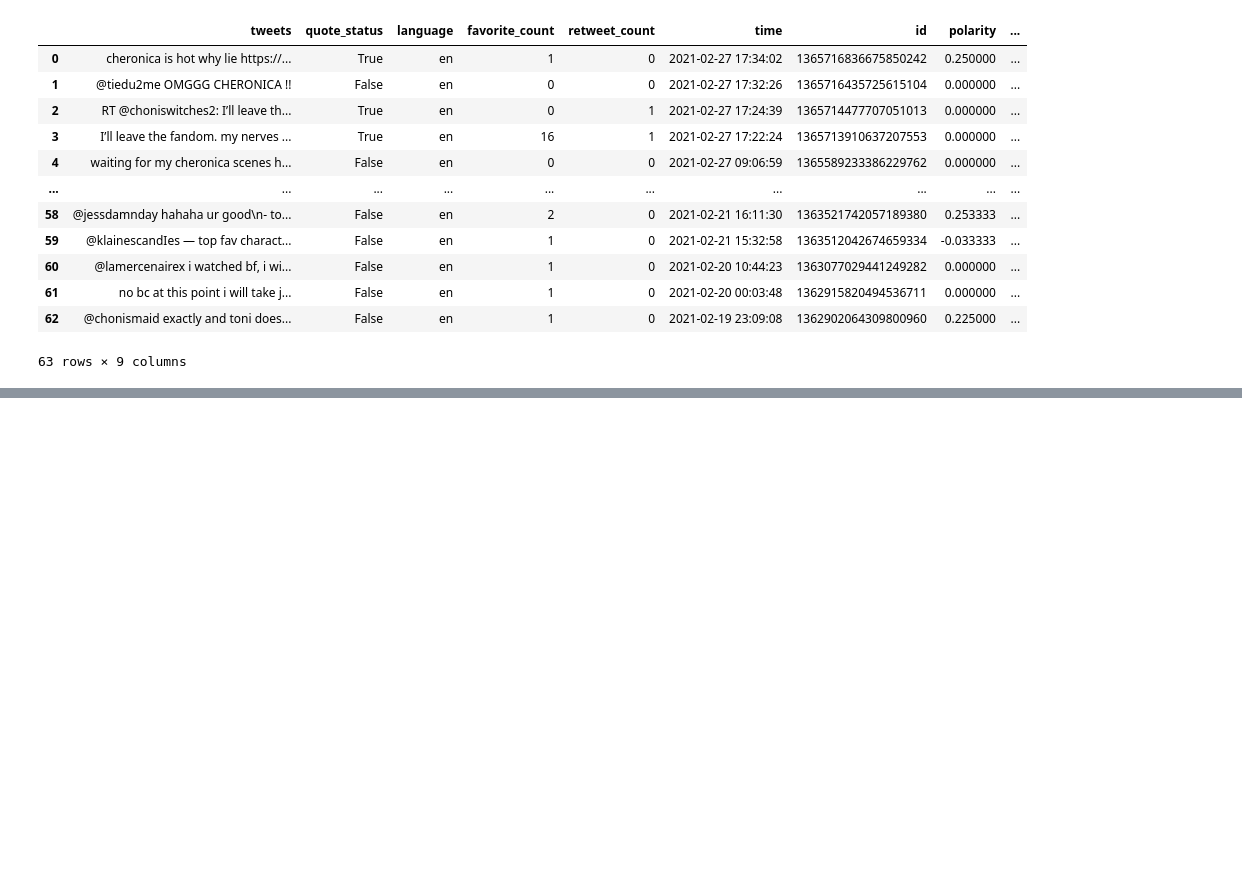
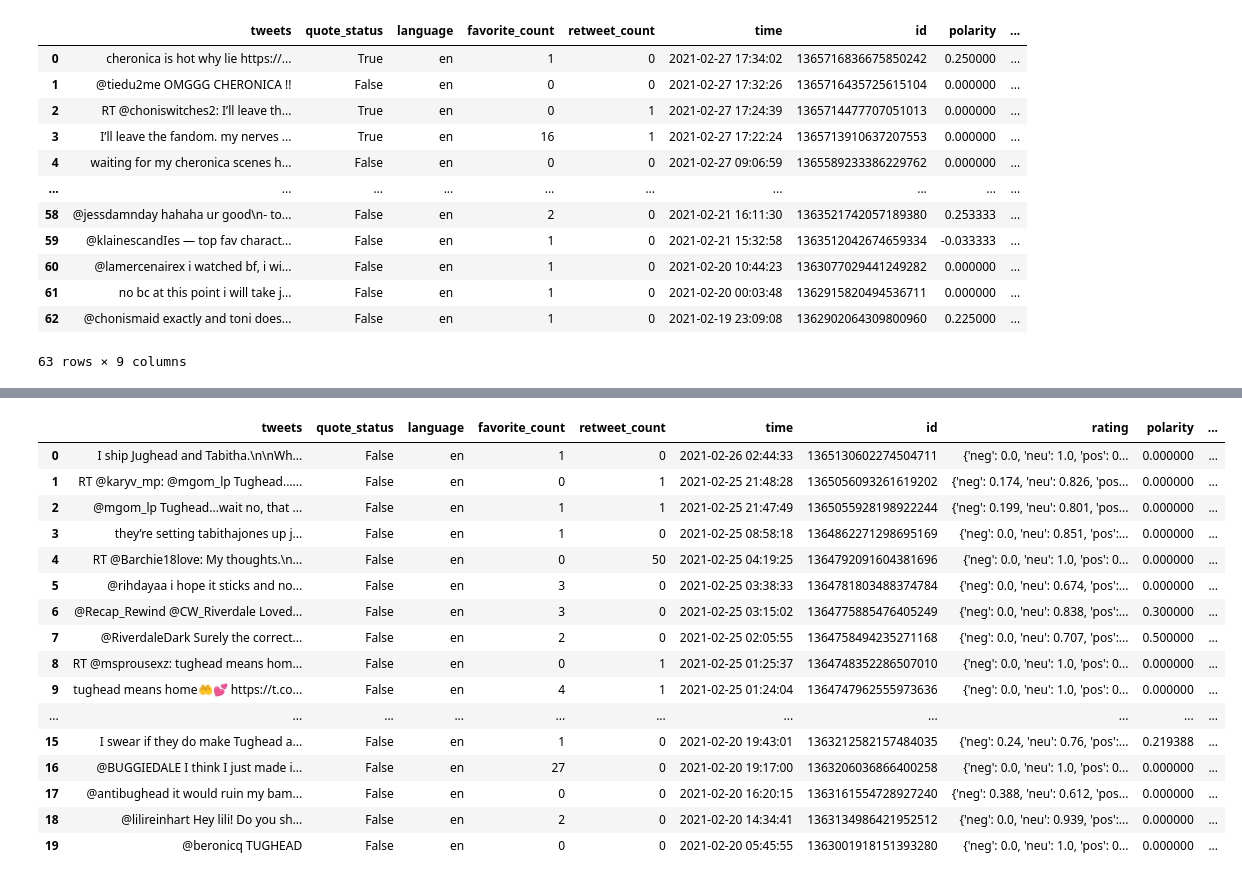
Before and after one commit to samanthasains/RDShipWars, a Jupyter notebook: textblob.ipynb, the cells around one changed output, grey strips where cells are left out. Cells and saved outputs as stored; diff of their text form; code cells hidden in the pictures; blank space fills up the shorter version.

```diff
--- a/textblob.ipynb
+++ b/textblob.ipynb
@@ -52,0 +184,24 @@ df
+# %%
+tugheadBlob = pd.read_csv('/Users/christinemagnotta/RDShipWars/tughead2.csv')
+# %%
+tugheadBlob[['polarity', 'subjectivity']] = tugheadBlob['tweets'].apply(lambda Text: pd.Series(TextBlob(Text).sentiment))
+# %%
+tugheadBlob
+# %% [output]
+|  | tweets | quote_status | language | favorite_count | retweet_count | time | id | rating | polarity | ... |
+| 0 | I ship Jughead and Tabitha.\n\nWh... | False | en | 1 | 0 | 2021-02-26 02:44:33 | 1365130602274504711 | {'neg': 0.0, 'neu': 1.0, 'pos': 0... | 0.000000 | ... |
+| 1 | RT @karyv_mp: @mgom_lp Tughead...... | False | en | 0 | 1 | 2021-02-25 21:48:28 | 1365056093261619202 | {'neg': 0.174, 'neu': 0.826, 'pos... | 0.000000 | ... |
+| 2 | @mgom_lp Tughead...wait no, that ... | False | en | 1 | 1 | 2021-02-25 21:47:49 | 1365055928198922244 | {'neg': 0.199, 'neu': 0.801, 'pos... | 0.000000 | ... |
+| 3 | they’re setting tabithajones up j... | False | en | 1 | 0 | 2021-02-25 08:58:18 | 1364862271298695169 | {'neg': 0.0, 'neu': 0.851, 'pos':... | 0.000000 | ... |
+| 4 | RT @Barchie18love: My thoughts.\n... | False | en | 0 | 50 | 2021-02-25 04:19:25 | 1364792091604381696 | {'neg': 0.0, 'neu': 1.0, 'pos': 0... | 0.000000 | ... |
+| 5 | @rihdayaa i hope it sticks and no... | False | en | 3 | 0 | 2021-02-25 03:38:33 | 1364781803488374784 | {'neg': 0.0, 'neu': 0.674, 'pos':... | 0.000000 | ... |
+| 6 | @Recap_Rewind @CW_Riverdale Loved... | False | en | 3 | 0 | 2021-02-25 03:15:02 | 1364775885476405249 | {'neg': 0.0, 'neu': 0.838, 'pos':... | 0.300000 | ... |
+| 7 | @RiverdaleDark Surely the correct... | False | en | 2 | 0 | 2021-02-25 02:05:55 | 1364758494235271168 | {'neg': 0.0, 'neu': 0.707, 'pos':... | 0.500000 | ... |
+| 8 | RT @msprousexz: tughead means hom... | False | en | 0 | 1 | 2021-02-25 01:25:37 | 1364748352286507010 | {'neg': 0.0, 'neu': 1.0, 'pos': 0... | 0.000000 | ... |
+| 9 | tughead means home🤲💕 https://t.co... | False | en | 4 | 1 | 2021-02-25 01:24:04 | 1364747962555973636 | {'neg': 0.0, 'neu': 1.0, 'pos': 0... | 0.000000 | ... |
+| ... | ... | ... | ... | ... | ... | ... | ... | ... | ... | ... |
+| 15 | I swear if they do make Tughead a... | False | en | 1 | 0 | 2021-02-20 19:43:01 | 1363212582157484035 | {'neg': 0.24, 'neu': 0.76, 'pos':... | 0.219388 | ... |
+| 16 | @BUGGIEDALE I think I just made i... | False | en | 27 | 0 | 2021-02-20 19:17:00 | 1363206036866400258 | {'neg': 0.0, 'neu': 1.0, 'pos': 0... | 0.000000 | ... |
+| 17 | @antibughead it would ruin my bam... | False | en | 0 | 0 | 2021-02-20 16:20:15 | 1363161554728927240 | {'neg': 0.388, 'neu': 0.612, 'pos... | 0.000000 | ... |
+| 18 | @lilireinhart Hey lili! Do you sh... | False | en | 2 | 0 | 2021-02-20 14:34:41 | 1363134986421952512 | {'neg': 0.0, 'neu': 0.939, 'pos':... | 0.000000 | ... |
+| 19 | @beronicq TUGHEAD | False | en | 0 | 0 | 2021-02-20 05:45:55 | 1363001918151393280 | {'neg': 0.0, 'neu': 1.0, 'pos': 0... | 0.000000 | ... |
```
Also changed, not shown: parts of 25 cells of this notebook, 10 other files.
